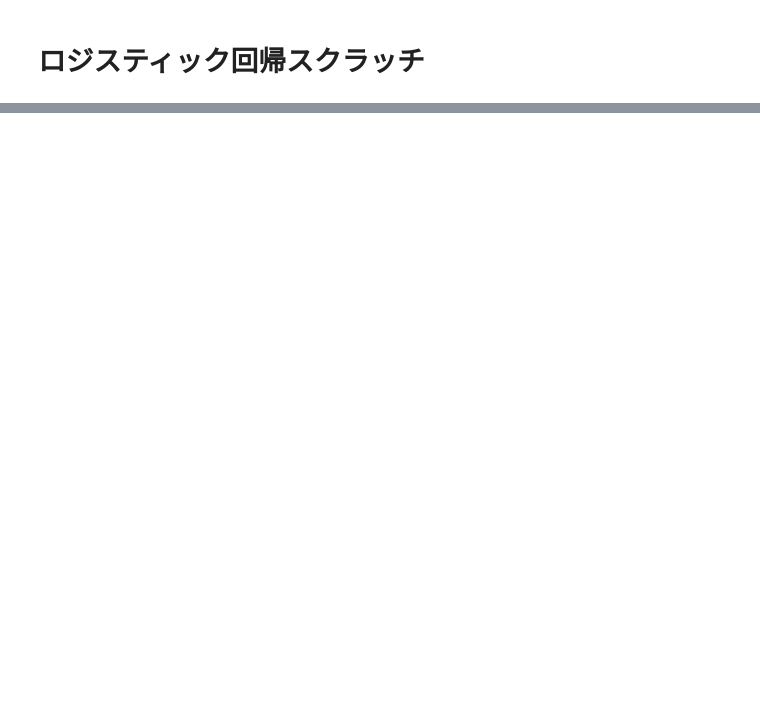
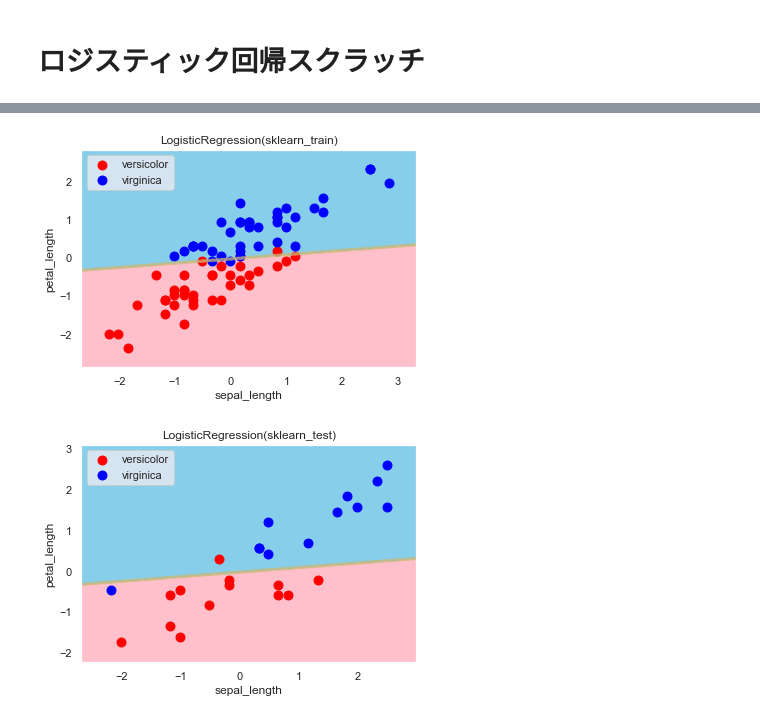
Before and after one commit to kamikami1107/diveintocode-ml, a Jupyter notebook: Sprint4-logistic.ipynb, the cells around one changed output, grey strips where cells are left out. Cells and saved outputs as stored; diff of their text form; code cells hidden in the pictures; blank space fills up the shorter version.

```diff
--- a/Sprint4-logistic.ipynb
+++ b/Sprint4-logistic.ipynb
@@ -287,0 +432,11 @@ ValueError: setting an array element with a sequence.
+# %%
+# scikit-learnによる実装
+
+#  訓練データをプロットしてどのように学習したか観察する
+decision_region(X_train_std, y_train, model=lr_sklearn, title="LogisticRegression(sklearn_train)", xlabel="sepal_length", ylabel="petal_length")
+
+#  検証データをプロットしてどういった特徴量が間違って分類されたか観察する
+decision_region(X_test_std, y_test, model=lr_sklearn, title="LogisticRegression(sklearn_test)", xlabel="sepal_length", ylabel="petal_length")
+# %% [output]
+[figure, added]
+[figure, added]
```
Also changed, not shown: parts of 43 cells of this notebook.
